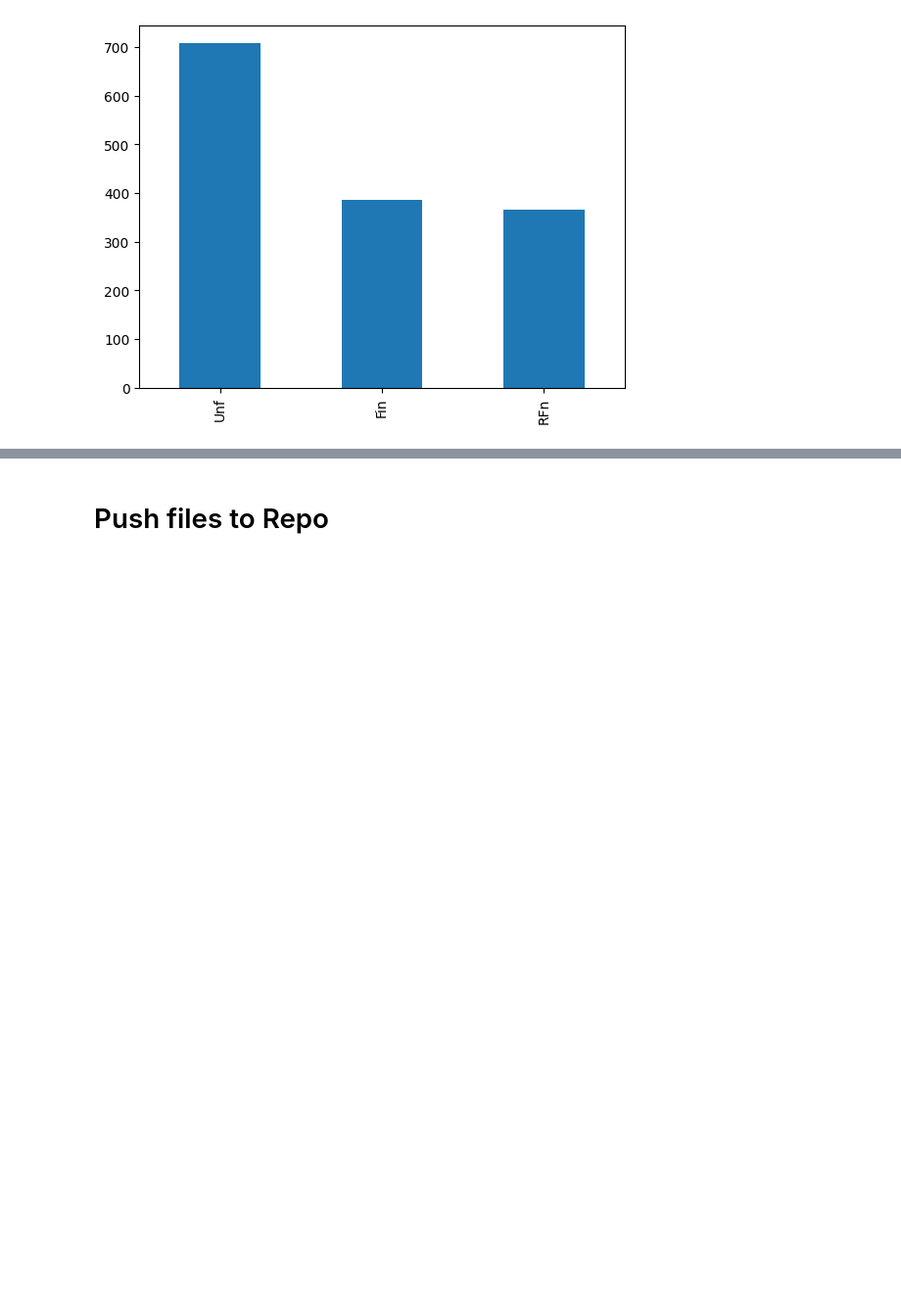
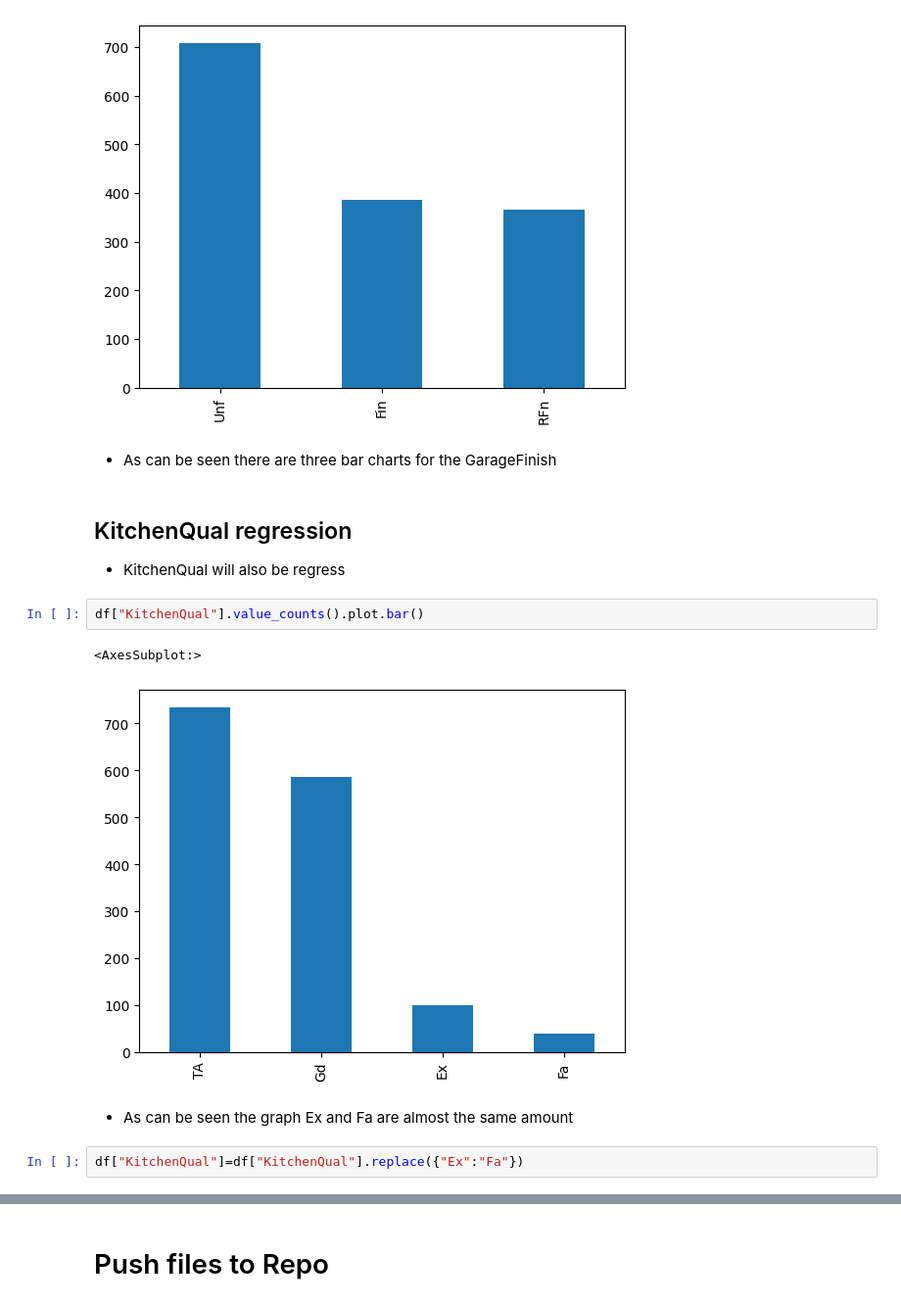
Before and after one commit to TimothyYW/Project_05, a Jupyter notebook: jupyter_notebooks/02 Data_Cleaning.ipynb, the cells around one changed output, grey strips where cells are left out. Shown at 98% size. Drawn from its saved outputs; the diff is of its cells as text; blank space fills up the shorter version.

Commit message:
add regression for KitchenQual

```diff
--- a/jupyter_notebooks/02 Data_Cleaning.ipynb
+++ b/jupyter_notebooks/02 Data_Cleaning.ipynb
@@ -198,3 +198,17 @@ df["GarageFinish"].value_counts().plot.bar()
 # %% [output]
 <AxesSubplot:>
 [figure]
+# %% [markdown]
++ As can be seen there are three bar charts for the GarageFinish
+# %% [markdown]
+## KitchenQual regression
++ KitchenQual will also be regress
+# %%
+df["KitchenQual"].value_counts().plot.bar()
+# %% [output]
+<AxesSubplot:>
+[figure, added]
+# %% [markdown]
++ As can be seen the graph Ex and Fa are almost the same amount
+# %%
+df["KitchenQual"]=df["KitchenQual"].replace({"Ex":"Fa"})
```
Also changed, not shown: parts of 3 cells of this notebook.
